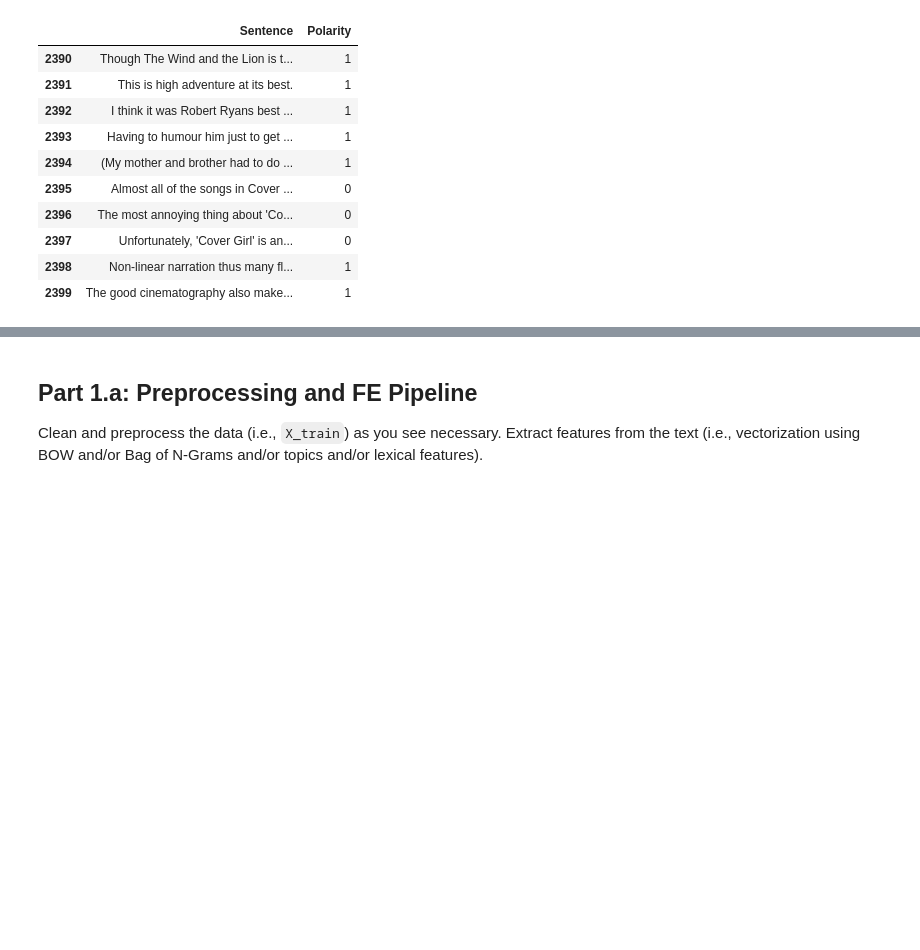
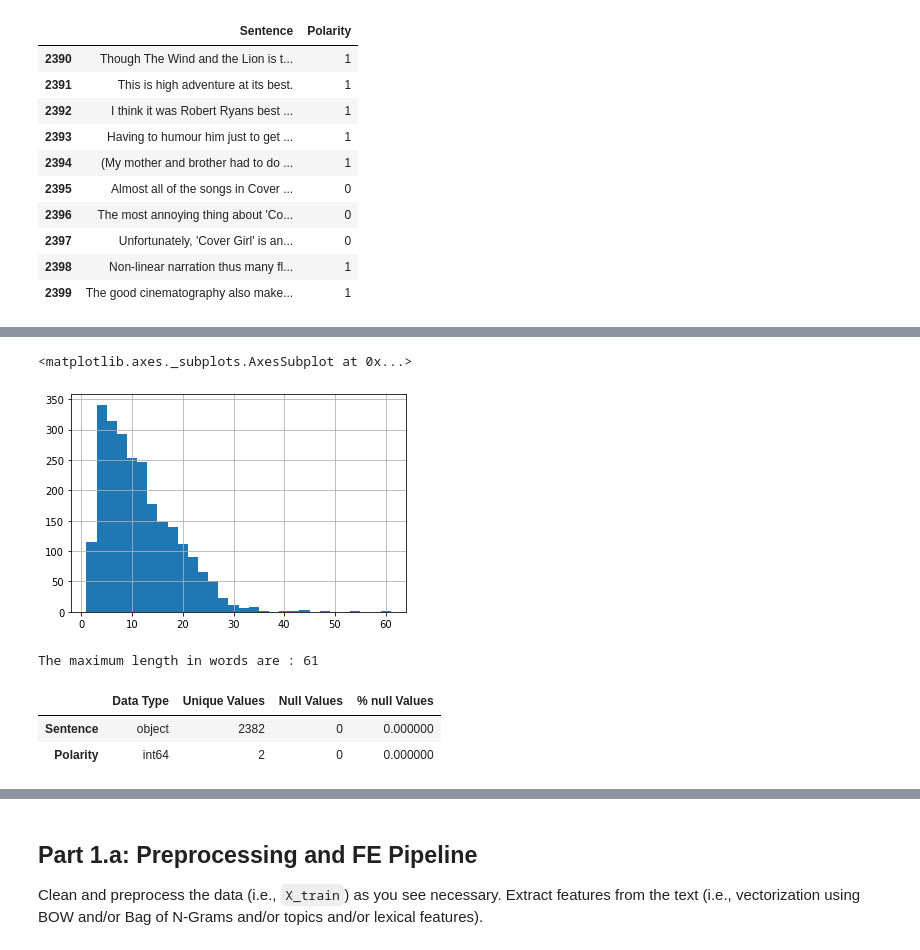
Before and after one commit to palakagl/-Multiclass-Text-Classification-for-Personal-Assistant-Chatbot-with-Wysdom.AI, a Jupyter notebook: Sentiment_Analysis.ipynb, the cells around one changed output, grey strips where cells are left out. Saved outputs shown, nothing was run; the diff lists cells and outputs as text; code cells hidden in the pictures; blank space fills up the shorter version.

```diff
--- a/Sentiment_Analysis.ipynb
+++ b/Sentiment_Analysis.ipynb
@@ -242,0 +246,22 @@ Wall time: 4.32 s
+# %%
+# Get length of all the messages in the data set
+seq_len = [len(i.split()) for i in df.Sentence]
+pd.Series(seq_len).hist(bins = 30)
+# %% [output]
+<matplotlib.axes._subplots.AxesSubplot at 0x...>
+[figure, added]
+# %%
+maxlength = df['Sentence'].str.split().str.len().max()
+print("The maximum length in words are : " +  str(maxlength))
+# %% [output]
+The maximum length in words are : 61
+# %%
+dtypes=pd.DataFrame(df.dtypes,columns=["Data Type"])
+dtypes["Unique Values"]=df.nunique()
+dtypes["Null Values"]=df.isnull().sum()
+dtypes["% null Values"]=df.isnull().sum()/len(df)
+dtypes.style.background_gradient(cmap='Set2',axis=0)
+# %% [output]
+|  | Data Type | Unique Values | Null Values | % null Values |
+| Sentence | object | 2382 | 0 | 0.000000 |
+| Polarity | int64 | 2 | 0 | 0.000000 |
```
Also changed, not shown: parts of 11 cells of this notebook.
